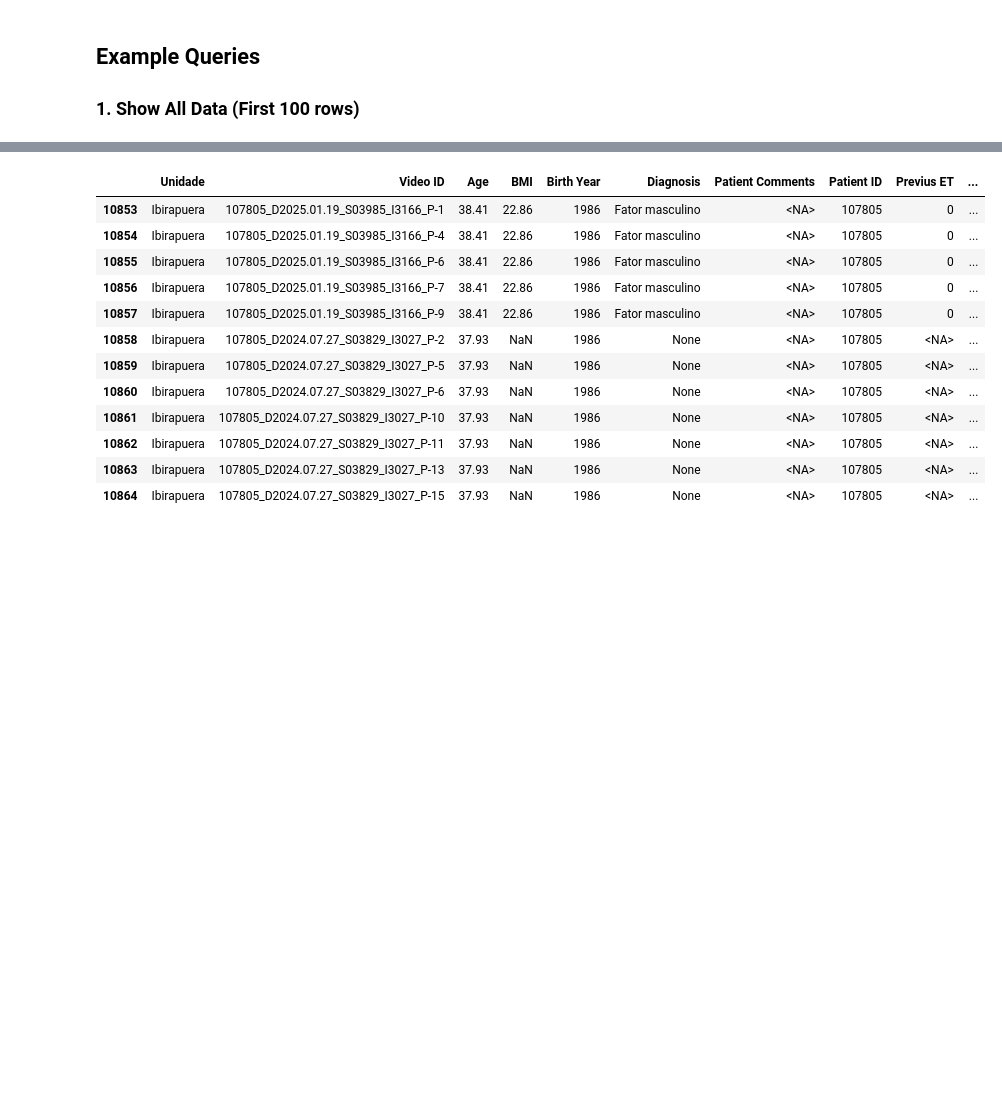
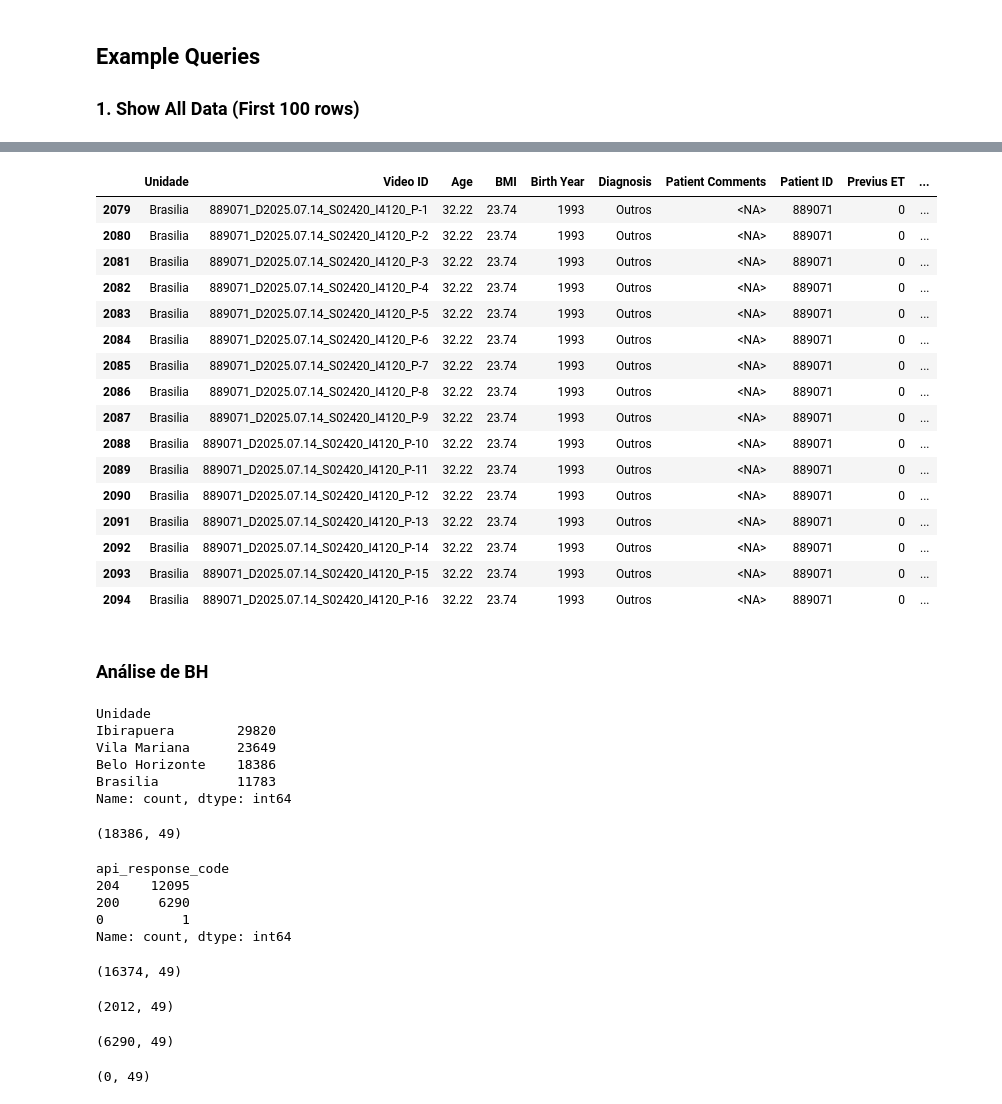
Before and after one commit to bobbypestana/embryoscope-extraction, a Jupyter notebook: planilha_ploidia/explore/query_data_ploidia.ipynb, the cells around one changed output, grey strips where cells are left out. Cells and saved outputs as stored; diff of their text form; code cells hidden in the pictures; blank space fills up the shorter version.

```diff
--- a/planilha_ploidia/explore/query_data_ploidia.ipynb
+++ b/planilha_ploidia/explore/query_data_ploidia.ipynb
@@ -216,17 +216,64 @@ Database connection closed.
 # %%
-patient_id = 107805
+patient_id = 889071
 display(df_all[df_all['Patient ID']==patient_id])
 # %% [output]
 |  | Unidade | Video ID | Age | BMI | Birth Year | Diagnosis | Patient Comments | Patient ID | Previus ET | ... |
-| 10853 | Ibirapuera | 107805_D2025.01.19_S03985_I3166_P-1 | 38.41 | 22.86 | 1986 | Fator masculino | <NA> | 107805 | 0 | ... |
-| 10854 | Ibirapuera | 107805_D2025.01.19_S03985_I3166_P-4 | 38.41 | 22.86 | 1986 | Fator masculino | <NA> | 107805 | 0 | ... |
-| 10855 | Ibirapuera | 107805_D2025.01.19_S03985_I3166_P-6 | 38.41 | 22.86 | 1986 | Fator masculino | <NA> | 107805 | 0 | ... |
-| 10856 | Ibirapuera | 107805_D2025.01.19_S03985_I3166_P-7 | 38.41 | 22.86 | 1986 | Fator masculino | <NA> | 107805 | 0 | ... |
-| 10857 | Ibirapuera | 107805_D2025.01.19_S03985_I3166_P-9 | 38.41 | 22.86 | 1986 | Fator masculino | <NA> | 107805 | 0 | ... |
-| 10858 | Ibirapuera | 107805_D2024.07.27_S03829_I3027_P-2 | 37.93 | NaN | 1986 | None | <NA> | 107805 | <NA> | ... |
-| 10859 | Ibirapuera | 107805_D2024.07.27_S03829_I3027_P-5 | 37.93 | NaN | 1986 | None | <NA> | 107805 | <NA> | ... |
-| 10860 | Ibirapuera | 107805_D2024.07.27_S03829_I3027_P-6 | 37.93 | NaN | 1986 | None | <NA> | 107805 | <NA> | ... |
-| 10861 | Ibirapuera | 107805_D2024.07.27_S03829_I3027_P-10 | 37.93 | NaN | 1986 | None | <NA> | 107805 | <NA> | ... |
-| 10862 | Ibirapuera | 107805_D2024.07.27_S03829_I3027_P-11 | 37.93 | NaN | 1986 | None | <NA> | 107805 | <NA> | ... |
-| 10863 | Ibirapuera | 107805_D2024.07.27_S03829_I3027_P-13 | 37.93 | NaN | 1986 | None | <NA> | 107805 | <NA> | ... |
-| 10864 | Ibirapuera | 107805_D2024.07.27_S03829_I3027_P-15 | 37.93 | NaN | 1986 | None | <NA> | 107805 | <NA> | ... |
+| 2079 | Brasilia | 889071_D2025.07.14_S02420_I4120_P-1 | 32.22 | 23.74 | 1993 | Outros | <NA> | 889071 | 0 | ... |
+| 2080 | Brasilia | 889071_D2025.07.14_S02420_I4120_P-2 | 32.22 | 23.74 | 1993 | Outros | <NA> | 889071 | 0 | ... |
+| 2081 | Brasilia | 889071_D2025.07.14_S02420_I4120_P-3 | 32.22 | 23.74 | 1993 | Outros | <NA> | 889071 | 0 | ... |
+| 2082 | Brasilia | 889071_D2025.07.14_S02420_I4120_P-4 | 32.22 | 23.74 | 1993 | Outros | <NA> | 889071 | 0 | ... |
+| 2083 | Brasilia | 889071_D2025.07.14_S02420_I4120_P-5 | 32.22 | 23.74 | 1993 | Outros | <NA> | 889071 | 0 | ... |
+| 2084 | Brasilia | 889071_D2025.07.14_S02420_I4120_P-6 | 32.22 | 23.74 | 1993 | Outros | <NA> | 889071 | 0 | ... |
+| 2085 | Brasilia | 889071_D2025.07.14_S02420_I4120_P-7 | 32.22 | 23.74 | 1993 | Outros | <NA> | 889071 | 0 | ... |
+| 2086 | Brasilia | 889071_D2025.07.14_S02420_I4120_P-8 | 32.22 | 23.74 | 1993 | Outros | <NA> | 889071 | 0 | ... |
+| 2087 | Brasilia | 889071_D2025.07.14_S02420_I4120_P-9 | 32.22 | 23.74 | 1993 | Outros | <NA> | 889071 | 0 | ... |
+| 2088 | Brasilia | 889071_D2025.07.14_S02420_I4120_P-10 | 32.22 | 23.74 | 1993 | Outros | <NA> | 889071 | 0 | ... |
+| 2089 | Brasilia | 889071_D2025.07.14_S02420_I4120_P-11 | 32.22 | 23.74 | 1993 | Outros | <NA> | 889071 | 0 | ... |
+| 2090 | Brasilia | 889071_D2025.07.14_S02420_I4120_P-12 | 32.22 | 23.74 | 1993 | Outros | <NA> | 889071 | 0 | ... |
+| 2091 | Brasilia | 889071_D2025.07.14_S02420_I4120_P-13 | 32.22 | 23.74 | 1993 | Outros | <NA> | 889071 | 0 | ... |
+| 2092 | Brasilia | 889071_D2025.07.14_S02420_I4120_P-14 | 32.22 | 23.74 | 1993 | Outros | <NA> | 889071 | 0 | ... |
+| 2093 | Brasilia | 889071_D2025.07.14_S02420_I4120_P-15 | 32.22 | 23.74 | 1993 | Outros | <NA> | 889071 | 0 | ... |
+| 2094 | Brasilia | 889071_D2025.07.14_S02420_I4120_P-16 | 32.22 | 23.74 | 1993 | Outros | <NA> | 889071 | 0 | ... |
+# %% [markdown]
+### Análise de BH
+# %%
+df_all['Unidade'].value_counts(dropna=False)
+# %% [output]
+Unidade
+Ibirapuera        29820
+Vila Mariana      23649
+Belo Horizonte    18386
+Brasilia          11783
+Name: count, dtype: int64
+# %%
+df_bh = df_all[df_all['Unidade']=='Belo Horizonte']
+
+df_bh.shape
+# %% [output]
+(18386, 49)
+# %%
+df_bh['api_response_code'].value_counts(dropna=False)
+# %% [output]
+api_response_code
+204    12095
+200     6290
+0          1
+Name: count, dtype: int64
+# %%
+df_bh[df_bh['Embryo Description Clinisys'].isnull()].shape
+# %% [output]
+(16374, 49)
+# %%
+df_bh[~df_bh['Embryo Description Clinisys'].isnull()].shape
+# %% [output]
+(2012, 49)
+# %%
+df_bh_200 = df_bh[df_bh['api_response_code']==200]
+
+df_bh_200.shape
+# %% [output]
+(6290, 49)
+# %%
+df_bh_200[~(df_bh_200['Embryo Description'].isnull())].shape
+# %% [output]
+(0, 49)
```
Also changed, not shown: parts of 3 cells of this notebook, 9 other files.
